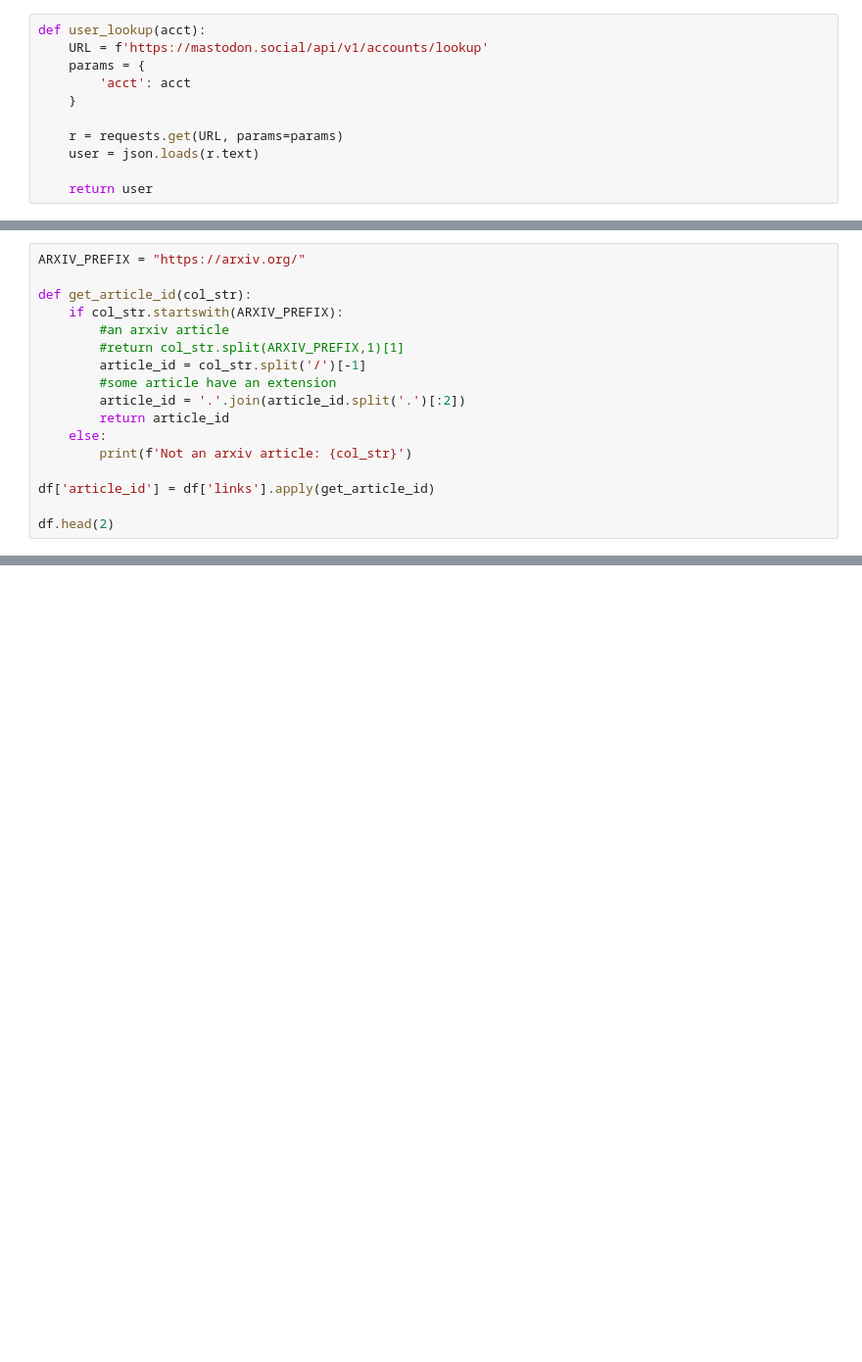
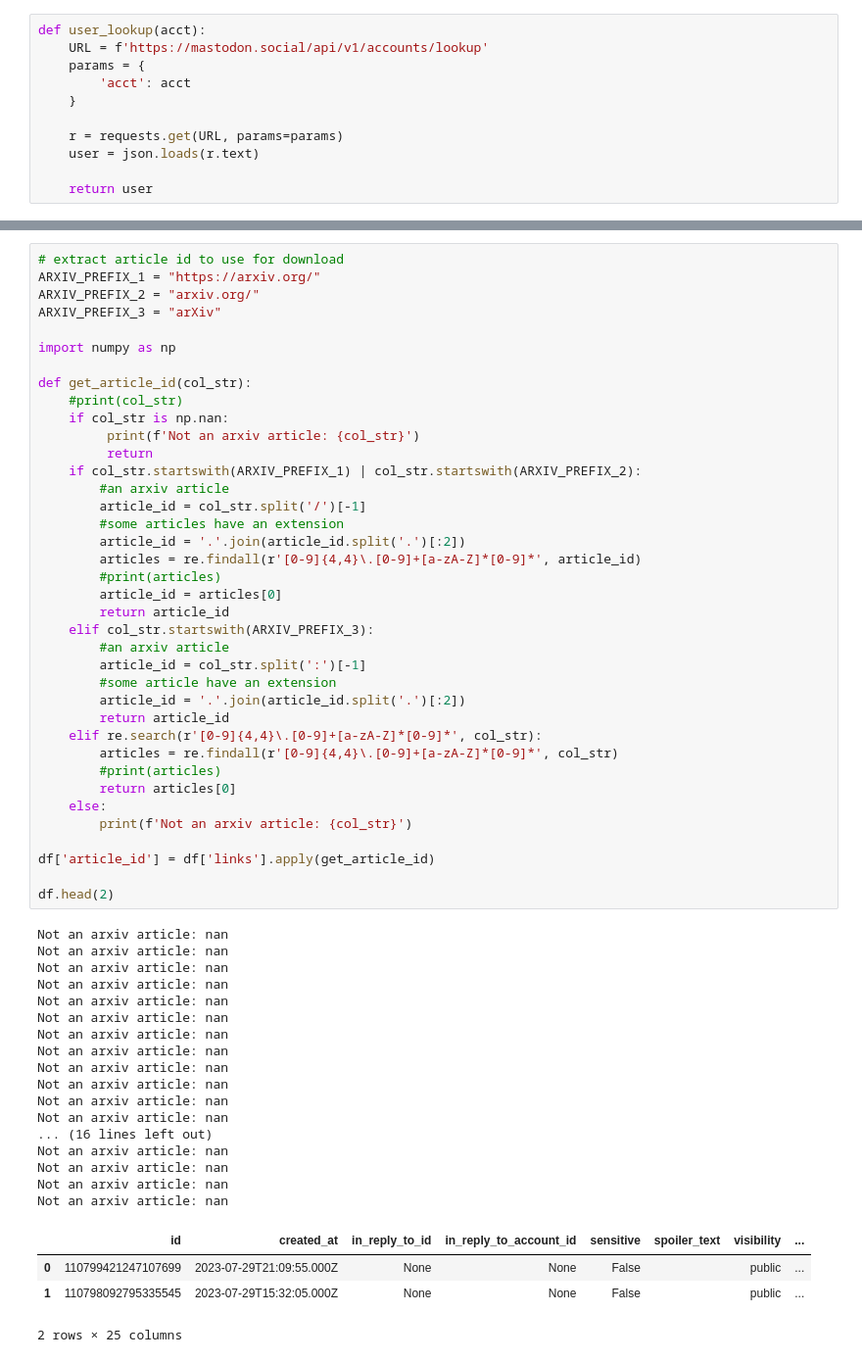
Before and after one commit to arylwen/mlk8s, a Jupyter notebook: apps/arxiv-kg/001_mastodon_arxiv.ipynb, the cells around one changed output, grey strips where cells are left out. Shown at 98% size. Cells and saved outputs as stored; diff of their text form; blank space fills up the shorter version.

```diff
--- a/apps/arxiv-kg/001_mastodon_arxiv.ipynb
+++ b/apps/arxiv-kg/001_mastodon_arxiv.ipynb
@@ -84,18 +157 @@ df.head(2)
 2 rows × 24 columns
-# %%
-ARXIV_PREFIX = "https://arxiv.org/"
-
-def get_article_id(col_str):
-    if col_str.startswith(ARXIV_PREFIX):
-        #an arxiv article
-        #return col_str.split(ARXIV_PREFIX,1)[1]
-        article_id = col_str.split('/')[-1]
-        #some article have an extension
-        article_id = '.'.join(article_id.split('.')[:2])
-        return article_id
-    else:
-        print(f'Not an arxiv article: {col_str}')
-
-df['article_id'] = df['links'].apply(get_article_id)
-
-df.head(2)
@@ -128,0 +158,60 @@ Name: article_id, Length: 191, dtype: object
+# %%
+# extract article id to use for download
+ARXIV_PREFIX_1 = "https://arxiv.org/"
+ARXIV_PREFIX_2 = "arxiv.org/"
+ARXIV_PREFIX_3 = "arXiv"
+
+import numpy as np
+
+def get_article_id(col_str):
+    #print(col_str)
+    if col_str is np.nan:
+         print(f'Not an arxiv article: {col_str}')
+         return
+    if col_str.startswith(ARXIV_PREFIX_1) | col_str.startswith(ARXIV_PREFIX_2):
+        #an arxiv article
+        article_id = col_str.split('/')[-1]
+        #some articles have an extension
+        article_id = '.'.join(article_id.split('.')[:2])
+        articles = re.findall(r'[0-9]{4,4}\.[0-9]+[a-zA-Z]*[0-9]*', article_id)
+        #print(articles)
+        article_id = articles[0]
+        return article_id
+    elif col_str.startswith(ARXIV_PREFIX_3):
+        #an arxiv article
+        article_id = col_str.split(':')[-1]
+        #some article have an extension
+        article_id = '.'.join(article_id.split('.')[:2])
+        return article_id
+    elif re.search(r'[0-9]{4,4}\.[0-9]+[a-zA-Z]*[0-9]*', col_str):
+        articles = re.findall(r'[0-9]{4,4}\.[0-9]+[a-zA-Z]*[0-9]*', col_str)
+        #print(articles)
+        return articles[0]
+    else:
+        print(f'Not an arxiv article: {col_str}')
+
+df['article_id'] = df['links'].apply(get_article_id)
+
+df.head(2)
+# %% [output]
+Not an arxiv article: nan
+Not an arxiv article: nan
+Not an arxiv article: nan
+Not an arxiv article: nan
+Not an arxiv article: nan
+Not an arxiv article: nan
+Not an arxiv article: nan
+Not an arxiv article: nan
+Not an arxiv article: nan
+Not an arxiv article: nan
+Not an arxiv article: nan
+Not an arxiv article: nan
+... (16 lines left out)
+Not an arxiv article: nan
+Not an arxiv article: nan
+Not an arxiv article: nan
+Not an arxiv article: nan
+|  | id | created_at | in_reply_to_id | in_reply_to_account_id | sensitive | spoiler_text | visibility | ... |
+| 0 | 110799421247107699 | 2023-07-29T21:09:55.000Z | None | None | False |  | public | ... |
+| 1 | 110798092795335545 | 2023-07-29T15:32:05.000Z | None | None | False |  | public | ... |
+2 rows × 25 columns
```
Also changed, not shown: parts of 24 cells of this notebook, 5 other files.
